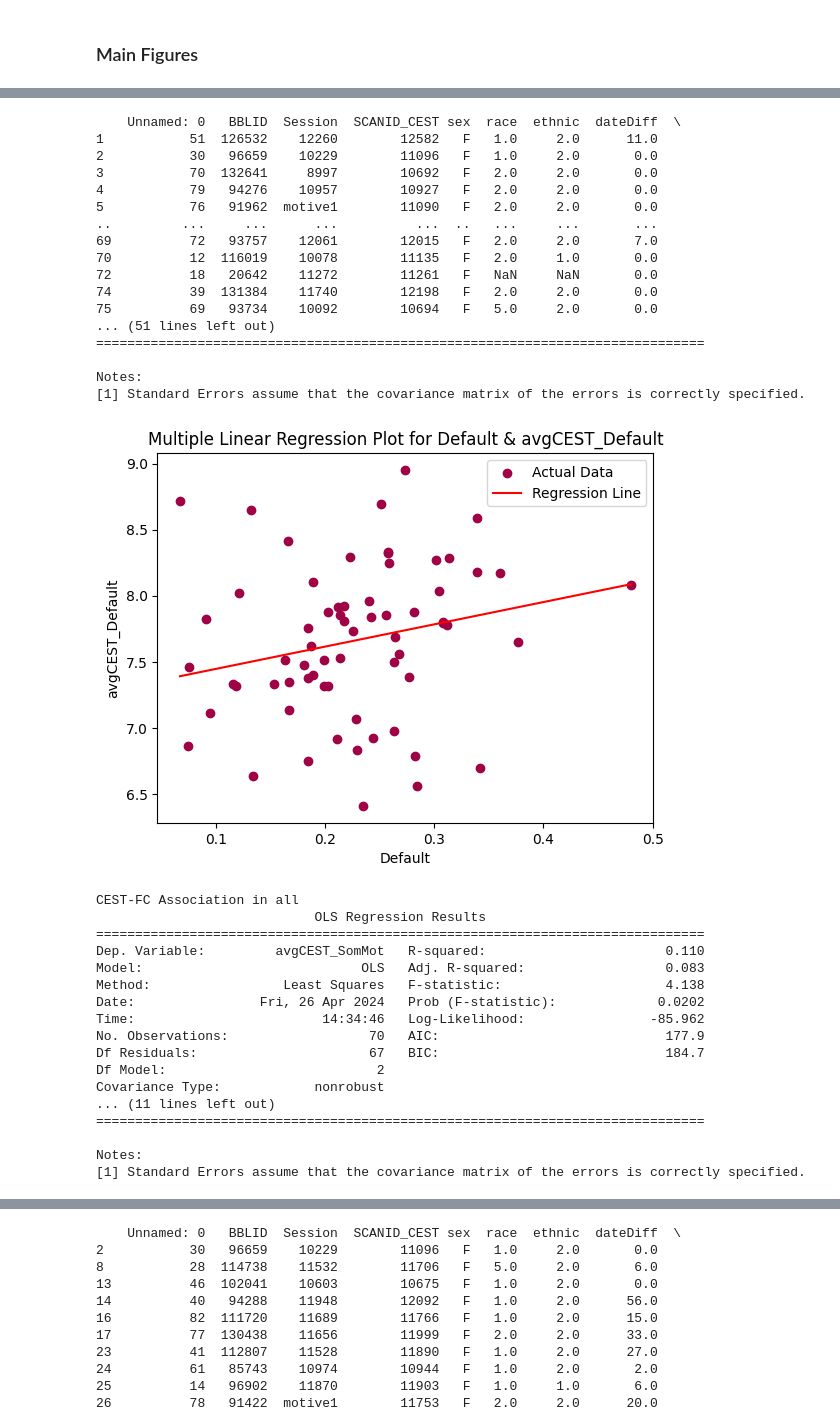
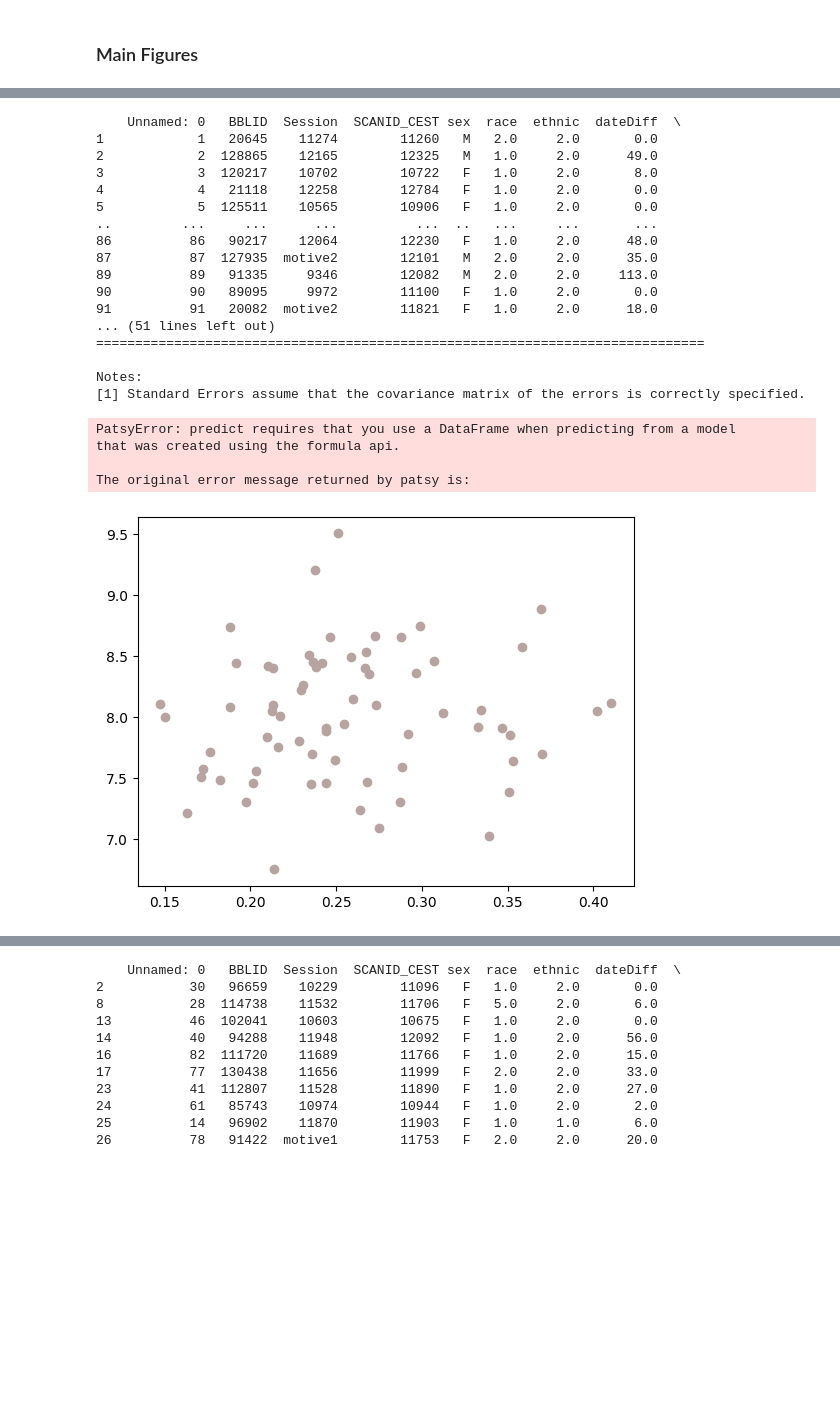
Before and after one commit to pecsok/glucest-rsfmri, a Jupyter notebook: motor_glu_pipeline/motor_figures_SOBP.ipynb, the cells around one changed output, grey strips where cells are left out. Drawn from its saved outputs; the diff is of its cells as text; code cells hidden in the pictures; blank space fills up the shorter version.

```diff
--- a/motor_glu_pipeline/motor_figures_SOBP.ipynb
+++ b/motor_glu_pipeline/motor_figures_SOBP.ipynb
@@ -21,13 +21,14 @@ from scipy.stats import ttest_ind
 # %% [markdown]
 ### Define Paths and Variables
 # %%
-grp_df = pd.read_csv('grp_df_3T_SOBP_trimmed_with_extras.csv')
+grp_df = pd.read_csv('grp_df_3T_SOBP_wba_trimmed_with_extras.csv')
+grp_df = pd.read_csv('grp_df_3T_SOBP_wba.csv')
+
 diag_df = pd.read_csv('diag_df_3T_SOBP.csv')
 
 # Choose what to analyse
-networks = ["Default","SomMot"]
-#network = "SomMot"
-CESTnetworks = ["avgCEST_Default", "ctCEST_Default","avgCEST_SomMot", "ctCEST_SomMot"]
+networks = ["Cont", "Default", "DorsAttn", "Vis", "SalVentAttn", "SomMot", "Limbic"]
+CESTnetworks = ["avgCEST_Cont", "ctCEST_Cont", "avgCEST_Default", "ctCEST_Default","avgCEST_SomMot", "ctCEST_SomMot", "avgCEST_DorsAttn", "ctCEST_DorsAttn", "avgCEST_Vis", "ctCEST_Vis","avgCEST_Limbic", "ctCEST_Limbic",  "avgCEST_SalVentAttn","ctCEST_SalVentAttn"]
 CNB_scores = ["tap_tot"]
 CNB_valids = ["tap_valid"]
 diag_scores = ["hstatus"]
@@ -279,7 +281,8 @@ for network in networks:
     #network="Vis"
     cestcol = "avgCEST_" + network
     metrics = [cestcol, network]
-
+    color = colors.loc[colors['Network'] == network, 'Color'].values[0]
+    sns.set_palette(color)
     for metric in metrics:
         sns.barplot(x='hstatus', y=metric, data=grp_df, estimator='mean', label=metric) #yerr=avg_df[cestcol + '_std'],
         plt.xlabel('Diagnosis')
@@ -288,6 +291,6 @@ for network in networks:
         plt.legend()
         plt.show()
         t_statistic, p_value = ttest_ind(graph_df.loc[graph_df['hstatus'] == 'PSY', metric],
-                                         graph_df.loc[graph_df['hstatus'] == 'F', metric])
+                                         graph_df.loc[graph_df['hstatus'] == 'HC', metric])
         print(metric + 't test: t=' + str(t_statistic) + ', p=' + str(p_value))
 # %% [output]
@@ -302,63 +310,51 @@ SomMott test: t=nan, p=nan
 # %%
-#print(grp_df)
+print(grp_df)
 for network in networks:
     cestcol = "avgCEST_" + network
+    all_fc = network + "_all"
     #graph_df = grp_df.dropna(subset=[network, cestcol, 'hstatus'])
     #graph_df = graph_df[graph_df['hstatus']== hstatus]
     graph_df= grp_df
     #print(graph_df)
-    formula = f'{cestcol} ~ {network} + {covariate_age}'
+    formula = f'{cestcol} ~ {all_fc} + {covariate_age}'
     model = smf.ols(formula=formula, data=graph_df).fit()
     print('CEST-FC Association in all')
     print(model.summary())
 
     fig, ax = plt.subplots()
     ax.scatter(graph_df[network], graph_df[cestcol], label='Actual Data')
     # Generate x values for the line
     x_line = pd.DataFrame({network: np.linspace(graph_df[network].min(), graph_df[network].max(), 100),
                            covariate_age: np.mean(graph_df[covariate_age])})  # Use mean value for the network variable
     # Predictions for the regression line
     y_line = model.predict(x_line)
     # Plot the regression line
     ax.plot(x_line[network], y_line, color='red', label='Regression Line')
     ax.set_xlabel(network)
     ax.set_ylabel(cestcol)
     ax.set_title('Multiple Linear Regression Plot for ' + network + ' & ' + cestcol)
     ax.legend()
     plt.show()
 # %% [output]
     Unnamed: 0   BBLID  Session  SCANID_CEST sex  race  ethnic  dateDiff  \
-1           51  126532    12260        12582   F   1.0     2.0      11.0
-2           30   96659    10229        11096   F   1.0     2.0       0.0
-3           70  132641     8997        10692   F   2.0     2.0       0.0
-4           79   94276    10957        10927   F   2.0     2.0       0.0
-5           76   91962  motive1        11090   F   2.0     2.0       0.0
+1            1   20645    11274        11260   M   2.0     2.0       0.0
+2            2  128865    12165        12325   M   1.0     2.0      49.0
+3            3  120217    10702        10722   F   1.0     2.0       8.0
+4            4   21118    12258        12784   F   1.0     2.0       0.0
+5            5  125511    10565        10906   F   1.0     2.0       0.0
 ..         ...     ...      ...          ...  ..   ...     ...       ...
-69          72   93757    12061        12015   F   2.0     2.0       7.0
-70          12  116019    10078        11135   F   2.0     1.0       0.0
-72          18   20642    11272        11261   F   NaN     NaN       0.0
-74          39  131384    11740        12198   F   2.0     2.0       0.0
-75          69   93734    10092        10694   F   5.0     2.0       0.0
+86          86   90217    12064        12230   F   1.0     2.0      48.0
+87          87  127935  motive2        12101   M   2.0     2.0      35.0
+89          89   91335     9346        12082   M   2.0     2.0     113.0
+90          90   89095     9972        11100   F   1.0     2.0       0.0
+91          91   20082  motive2        11821   F   1.0     2.0      18.0
 ... (51 lines left out)
 ==============================================================================
 
 Notes:
 [1] Standard Errors assume that the covariance matrix of the errors is correctly specified.
+PatsyError: predict requires that you use a DataFrame when predicting from a model
+that was created using the formula api.
+
+The original error message returned by patsy is:
-[figure, old version]
+[figure, new version]
-CEST-FC Association in all
-                            OLS Regression Results
-==============================================================================
-Dep. Variable:         avgCEST_SomMot   R-squared:                       0.110
-Model:                            OLS   Adj. R-squared:                  0.083
-Method:                 Least Squares   F-statistic:                     4.138
-Date:                Fri, 26 Apr 2024   Prob (F-statistic):             0.0202
-Time:                        14:34:46   Log-Likelihood:                -85.962
-No. Observations:                  70   AIC:                             177.9
-Df Residuals:                      67   BIC:                             184.7
-Df Model:                           2
-Covariance Type:            nonrobust
-... (11 lines left out)
-==============================================================================
-
-Notes:
-[1] Standard Errors assume that the covariance matrix of the errors is correctly specified.
```
Also changed, not shown: parts of 7 cells of this notebook, 21 other files.
